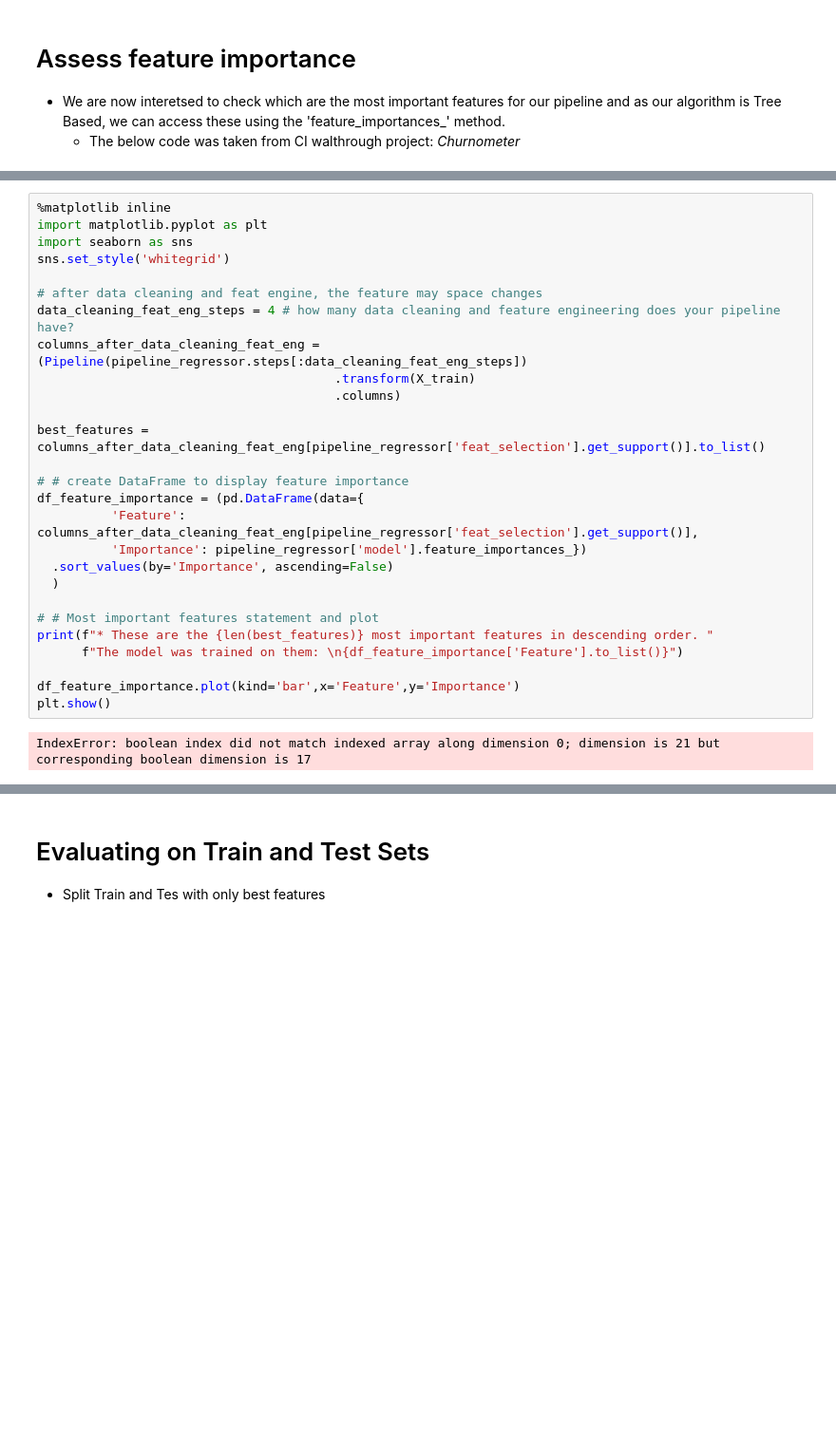
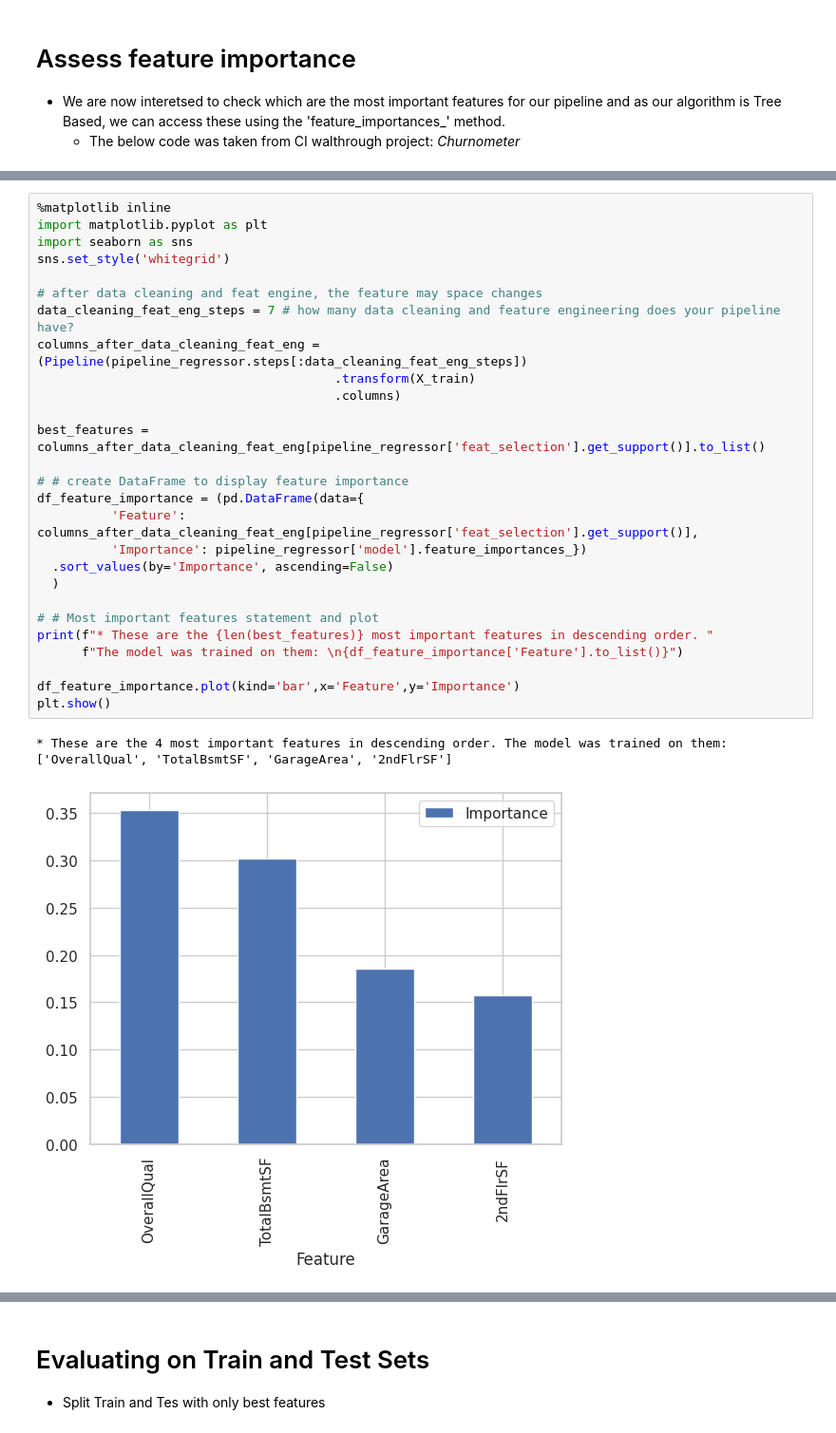
Before and after one commit to SamMartin92/milestone-project-heritage-housing-issues, a Jupyter notebook: jupyter_notebooks/5.PredictSalePrice.ipynb, the cells around one changed output, grey strips where cells are left out. Shown at 95% size. Drawn from its saved outputs; the diff is of its cells as text; blank space fills up the shorter version.

Commit message:
refits pipeline with best features and assesses

```diff
--- a/jupyter_notebooks/5.PredictSalePrice.ipynb
+++ b/jupyter_notebooks/5.PredictSalePrice.ipynb
@@ -544,31 +541,33 @@ IndexError: boolean index did not match indexed array along dimension 0; dimensi
 # %%
 %matplotlib inline
 import matplotlib.pyplot as plt
 import seaborn as sns
 sns.set_style('whitegrid')
 
 # after data cleaning and feat engine, the feature may space changes
-data_cleaning_feat_eng_steps = 4 # how many data cleaning and feature engineering does your pipeline have?
+data_cleaning_feat_eng_steps = 7 # how many data cleaning and feature engineering does your pipeline have?
 columns_after_data_cleaning_feat_eng = (Pipeline(pipeline_regressor.steps[:data_cleaning_feat_eng_steps])
                                         .transform(X_train)
                                         .columns)
 
 best_features = columns_after_data_cleaning_feat_eng[pipeline_regressor['feat_selection'].get_support()].to_list()
 
 # # create DataFrame to display feature importance
 df_feature_importance = (pd.DataFrame(data={
           'Feature': columns_after_data_cleaning_feat_eng[pipeline_regressor['feat_selection'].get_support()],
           'Importance': pipeline_regressor['model'].feature_importances_})
   .sort_values(by='Importance', ascending=False)
   )
 
 # # Most important features statement and plot
 print(f"* These are the {len(best_features)} most important features in descending order. "
       f"The model was trained on them: \n{df_feature_importance['Feature'].to_list()}")
 
 df_feature_importance.plot(kind='bar',x='Feature',y='Importance')
 plt.show()
 # %% [output]
-IndexError: boolean index did not match indexed array along dimension 0; dimension is 21 but corresponding boolean dimension is 17
+* These are the 4 most important features in descending order. The model was trained on them:
+['OverallQual', 'TotalBsmtSF', 'GarageArea', '2ndFlrSF']
+[figure, added]
 # %%
 best_features
```
Also changed, not shown: parts of 24 cells of this notebook.
